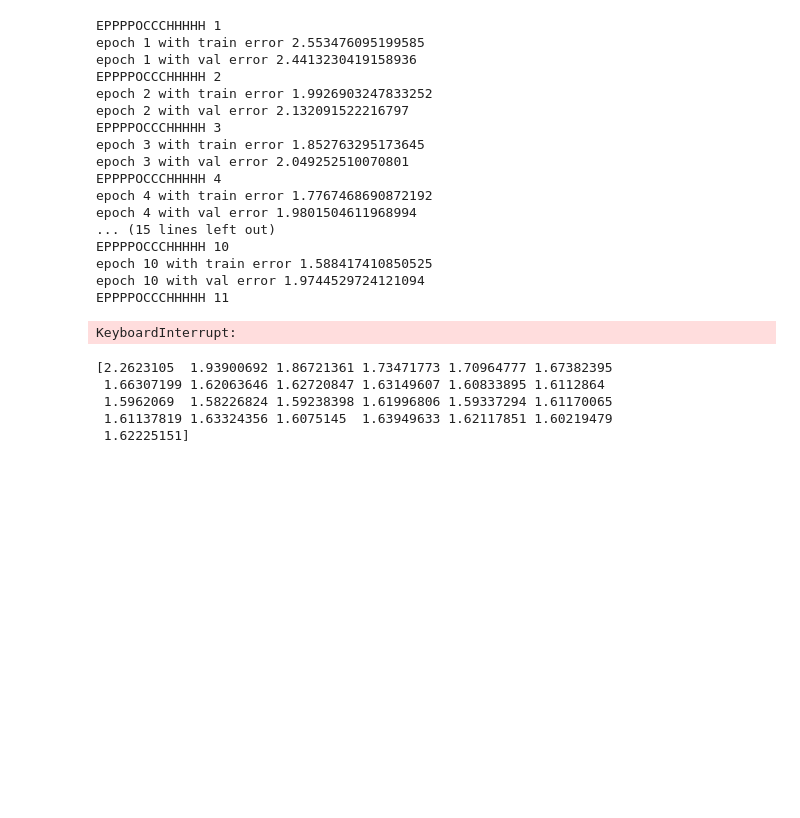
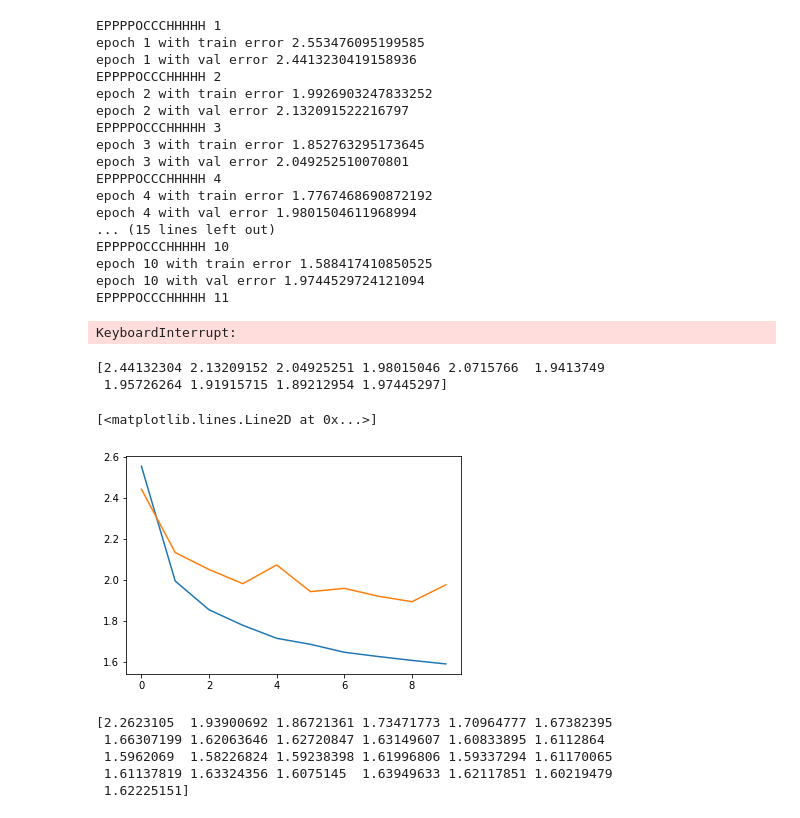
Before and after one commit to guppykang/music-generation, a Jupyter notebook: train.ipynb, the cells around one changed output. Drawn from its saved outputs; the diff is of its cells as text; code cells hidden in the pictures; blank space fills up the shorter version.

```diff
--- a/train.ipynb
+++ b/train.ipynb
@@ -572,6 +572,23 @@ epoch 10 with train error 1.588417410850525
 epoch 10 with val error 1.9744529724121094
 EPPPPOCCCHHHHH 11
 KeyboardInterrupt:
+# %%
+training_losses = np.genfromtxt(config['training_loss_path']+ '_rnn')[2:]
+validation_losses = np.genfromtxt(config['validation_loss_path']+ '_rnn')[2:]
+print(validation_losses)
+
+x_axis = []
+for i in range(len(training_losses)):
+    x_axis.append(i)
+
+plt.figure()
+plt.plot(x_axis, training_losses)
+plt.plot(x_axis, validation_losses)
+# %% [output]
+[2.44132304 2.13209152 2.04925251 1.98015046 2.0715766  1.9413749
+ 1.95726264 1.91915715 1.89212954 1.97445297]
+[<matplotlib.lines.Line2D at 0x...>]
+[figure, added]
 # %%
 training_losses = np.genfromtxt(config['training_loss_path'])[2:]
 validation_losses = np.genfromtxt(config['validation_loss_path'])[2:]
```
